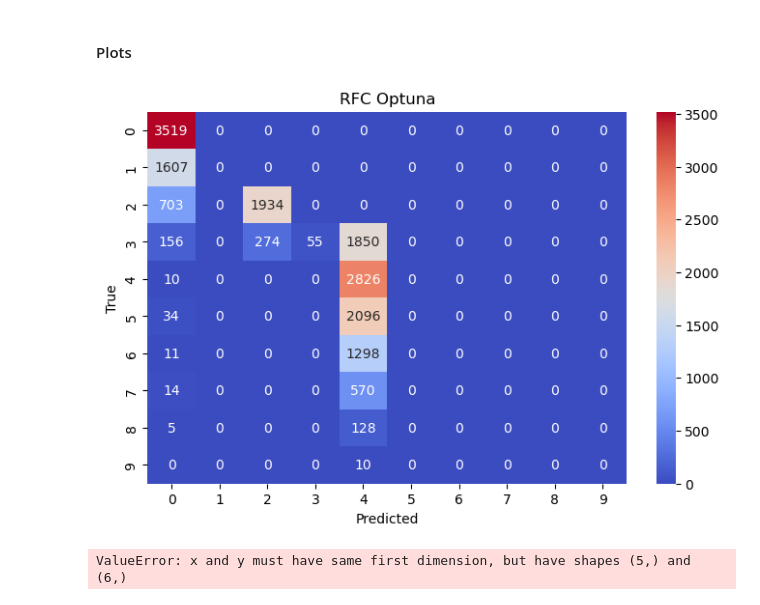
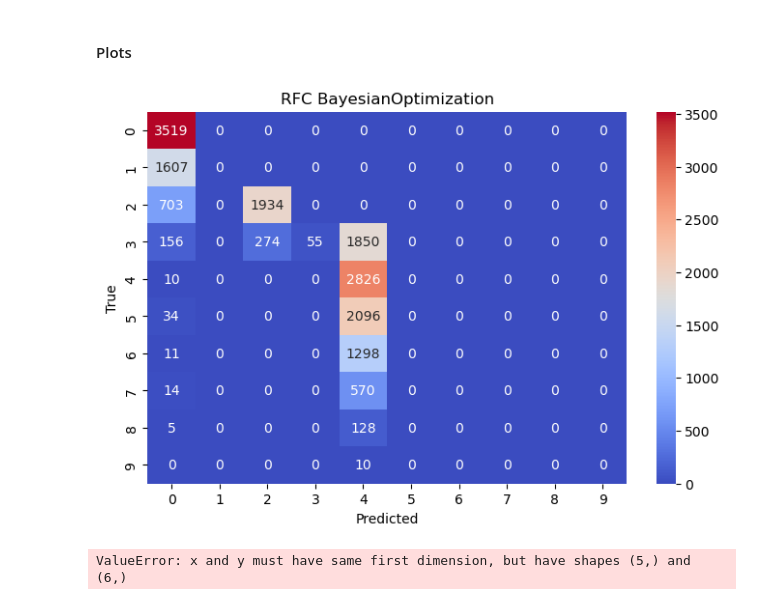
Before and after one commit to PeeteKeesel/bayes-opt-battle, a Jupyter notebook: notebooks/huggingface__spotify_tracks/bayesianoptimization.ipynb, the cells around one changed output. Saved outputs shown, nothing was run; the diff lists cells and outputs as text; code cells hidden in the pictures.

```diff
--- a/notebooks/huggingface__spotify_tracks/bayesianoptimization.ipynb
+++ b/notebooks/huggingface__spotify_tracks/bayesianoptimization.ipynb
@@ -310,23 +310,23 @@ Best parameters:
 # %%
 cm = confusion_matrix(y_test, y_test_pred)
 class_labels = np.unique(y_test)
 
 plt.figure(figsize=(8, 5))
 sns.heatmap(cm,
             annot=True,
             cmap='coolwarm',
             fmt='d',
             xticklabels=class_labels,
             yticklabels=class_labels)
 plt.xlabel('Predicted')
 plt.ylabel('True')
-plt.title('RFC Optuna')
+plt.title('RFC BayesianOptimization')
 
 plt.savefig('../../imgs/spotify_tracks/rfc_cm_bayesianoptimization.png', dpi=300, bbox_inches='tight')
 
 plt.show()
 # %% [output]
-[figure, old version]
+[figure, new version]
 # %%
 plt.figure(figsize=(8, 2))
 
```
Also changed, not shown: 3 other files.
